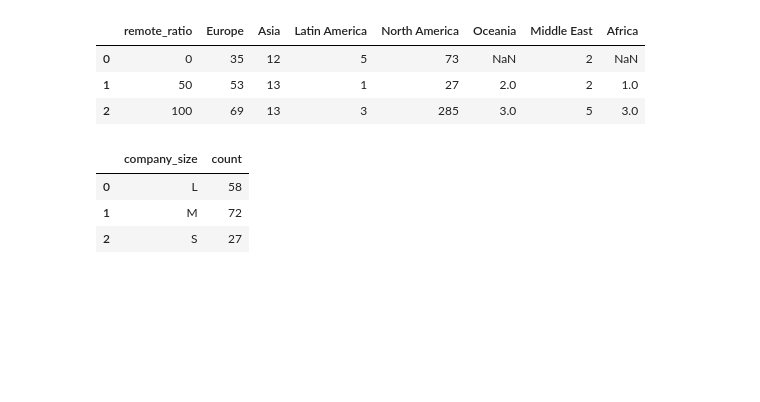
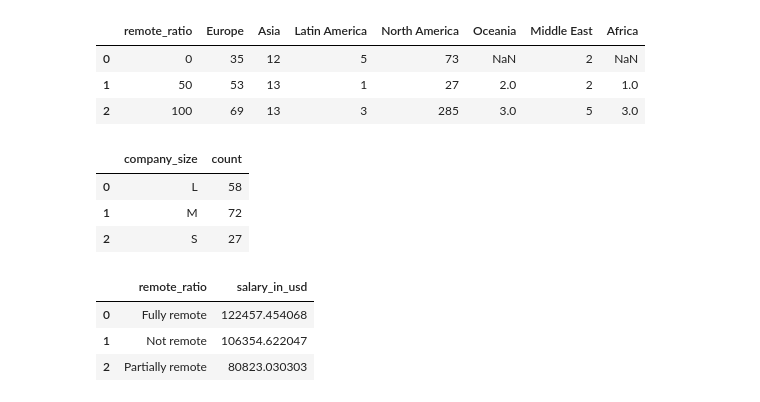
Before and after one commit to ubco-W2022T2-data301/project-group-group07, a Jupyter notebook: analysis/analysis3.ipynb, the cells around one changed output. Cells and saved outputs as stored; diff of their text form; code cells hidden in the pictures; blank space fills up the shorter version.

```diff
--- a/analysis/analysis3.ipynb
+++ b/analysis/analysis3.ipynb
@@ -495,3 +497,10 @@ taii.loadProcessRegion('../data/processed/ds_salaries_1.csv', 'Europe')
 | 0 | L | 58 |
 | 1 | M | 72 |
 | 2 | S | 27 |
+# %%
+koko.load_and_process(0,0)
+# %% [output]
+|  | remote_ratio | salary_in_usd |
+| 0 | Fully remote | 122457.454068 |
+| 1 | Not remote | 106354.622047 |
+| 2 | Partially remote | 80823.030303 |
```
Also changed, not shown: parts of 4 cells of this notebook, 1 other file.
